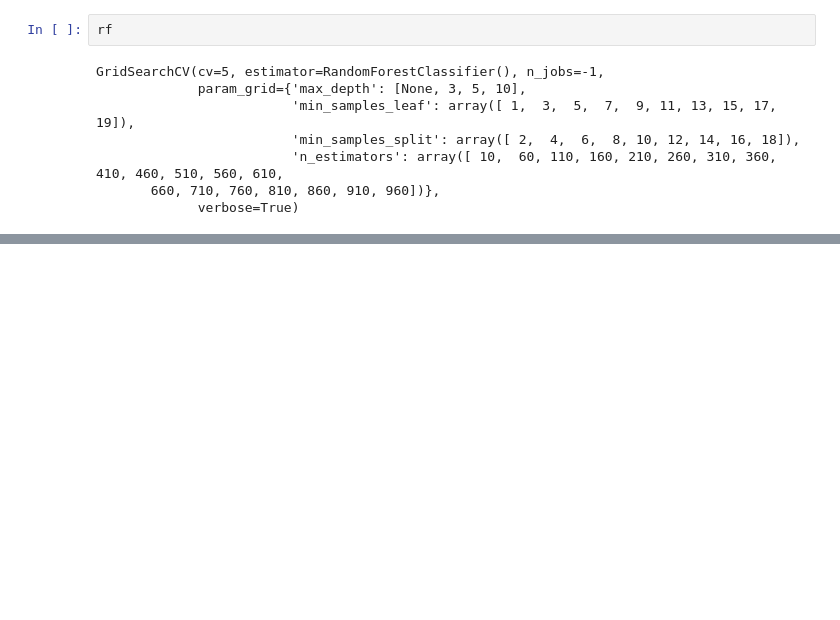
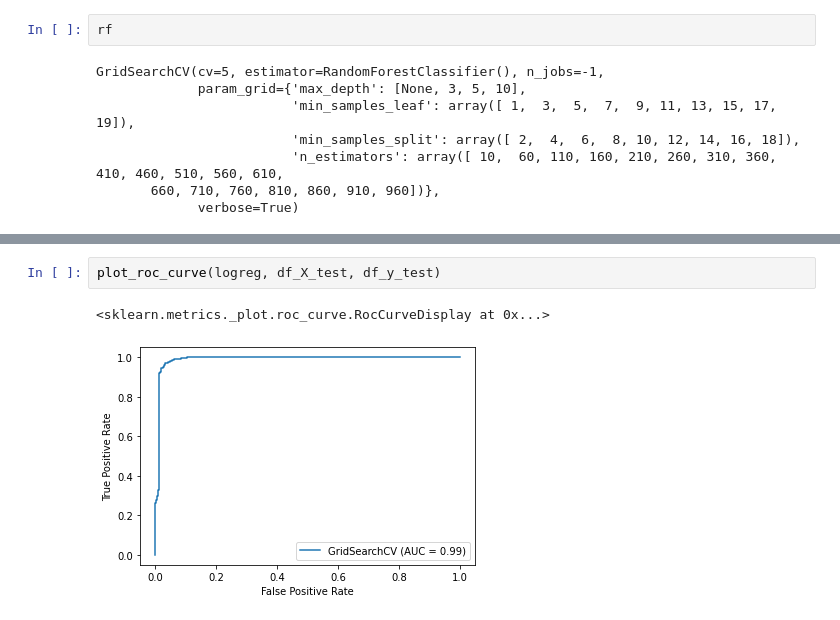
Before and after one commit to jafar-shodiq/mlearning-proj, a Jupyter notebook: mushrooms-classification-2.ipynb, the cells around one changed output, grey strips where cells are left out. Drawn from its saved outputs; the diff is of its cells as text; blank space fills up the shorter version.

```diff
--- a/mushrooms-classification-2.ipynb
+++ b/mushrooms-classification-2.ipynb
@@ -39,0 +242,5 @@ GridSearchCV(cv=5, estimator=RandomForestClassifier(), n_jobs=-1,
+# %%
+plot_roc_curve(logreg, df_X_test, df_y_test)
+# %% [output]
+<sklearn.metrics._plot.roc_curve.RocCurveDisplay at 0x...>
+[figure, added]
```
Also changed, not shown: parts of 36 cells of this notebook.
